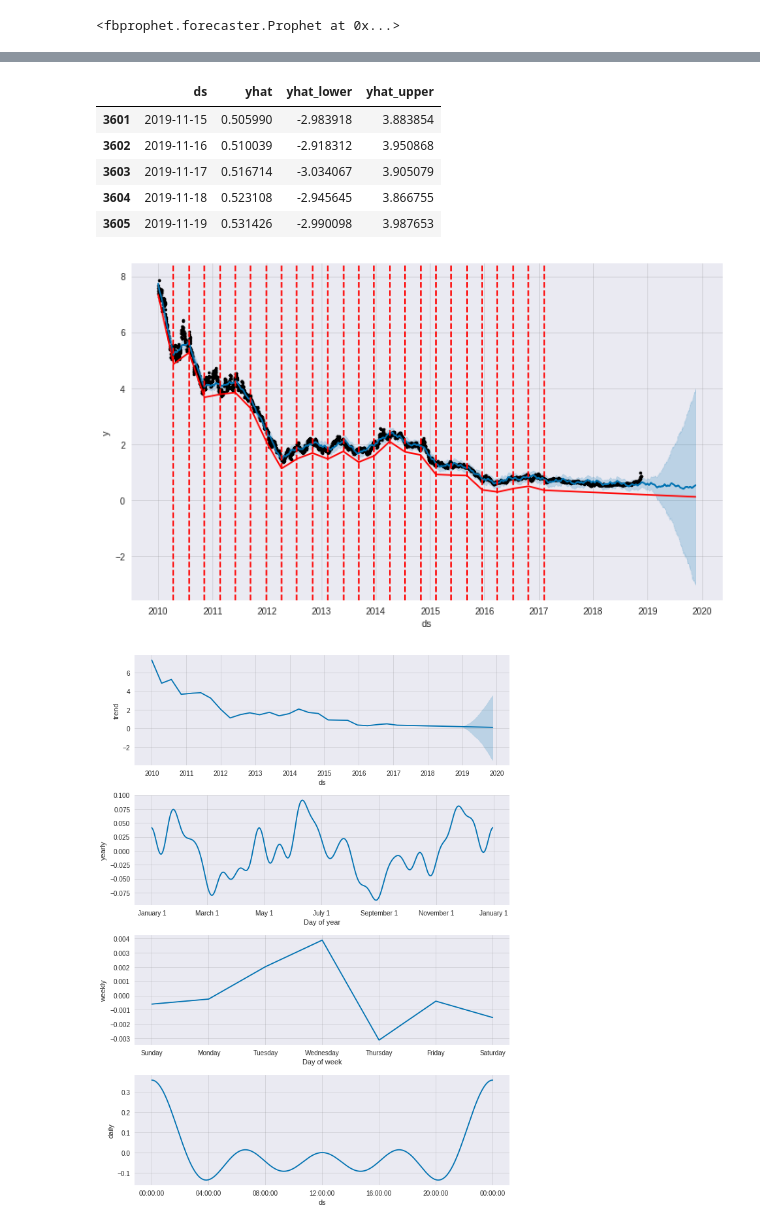
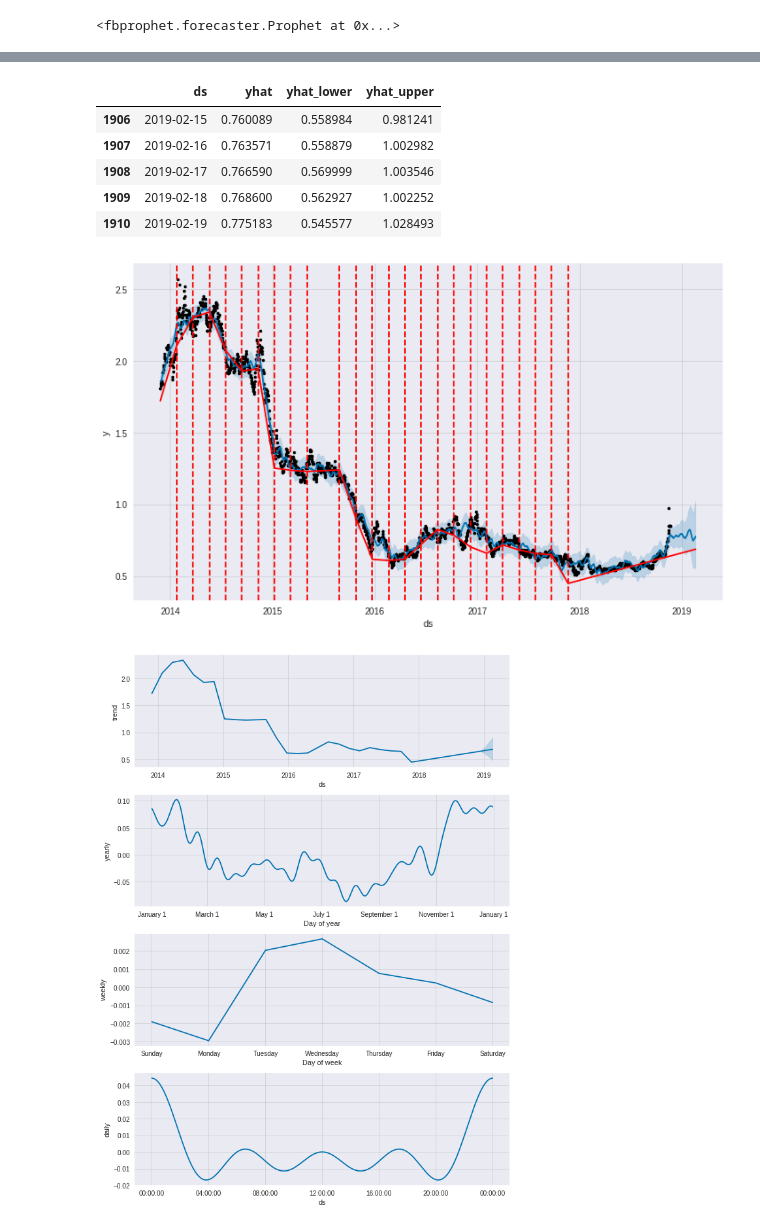
Before and after one commit to amun83/Financial-Data-Science, a Jupyter notebook: FD102_Forecasting_Natural_Gas_ETN_Prices.ipynb, the cells around one changed output, grey strips where cells are left out. Saved outputs shown, nothing was run; the diff lists cells and outputs as text; code cells hidden in the pictures.

```diff
--- a/FD102_Forecasting_Natural_Gas_ETN_Prices.ipynb
+++ b/FD102_Forecasting_Natural_Gas_ETN_Prices.ipynb
@@ -389,11 +446,10 @@ N.describe()
 # %% [markdown]
 ## Facebook Prophet 시계열 분석
 # %%
-M.reset_index(inplace = True)
-M.rename(columns={'index':'ds'}, inplace=True)
-M.rename(columns={'DJCI' :'y' }, inplace=True)
+M1 = M.reset_index()
+M1.rename(columns={'index':'ds', 'DJCI' :'y'}, inplace=True)
 
-M = M.dropna()
+M1.dropna(inplace=True)
 
-M.head(5)
+M1.head(5)
 # %% [output]
@@ -406,5 +462,5 @@ M.head(5)
 # %%
-fb = Prophet(daily_seasonality=True, changepoint_prior_scale=0.5, yearly_seasonality=20)
-fb.fit(M)
+fb1 = Prophet(daily_seasonality=True, changepoint_prior_scale=0.5, yearly_seasonality=20)
+fb1.fit(M1)
 # %% [output]
 <fbprophet.forecaster.Prophet at 0x...>
@@ -420,0 +467,3 @@ future.tail()
+# %%
+future1 = fb1.make_future_dataframe(periods=90)
+future1.tail()
@@ -421,20 +477,20 @@ future.tail()
 # %%
-forecast = fb.predict(future)
-forecast[['ds', 'yhat', 'yhat_lower', 'yhat_upper']].tail()
+forecast1 = fb1.predict(future1)
+forecast1[['ds', 'yhat', 'yhat_lower', 'yhat_upper']].tail()
 # %% [output]
 |  | ds | yhat | yhat_lower | yhat_upper |
-| 3601 | 2019-11-15 | 0.505990 | -2.983918 | 3.883854 |
-| 3602 | 2019-11-16 | 0.510039 | -2.918312 | 3.950868 |
-| 3603 | 2019-11-17 | 0.516714 | -3.034067 | 3.905079 |
-| 3604 | 2019-11-18 | 0.523108 | -2.945645 | 3.866755 |
-| 3605 | 2019-11-19 | 0.531426 | -2.990098 | 3.987653 |
+| 1906 | 2019-02-15 | 0.760089 | 0.558984 | 0.981241 |
+| 1907 | 2019-02-16 | 0.763571 | 0.558879 | 1.002982 |
+| 1908 | 2019-02-17 | 0.766590 | 0.569999 | 1.003546 |
+| 1909 | 2019-02-18 | 0.768600 | 0.562927 | 1.002252 |
+| 1910 | 2019-02-19 | 0.775183 | 0.545577 | 1.028493 |
 # %%
-fig1 = fb.plot(forecast)
-_ = add_changepoints_to_plot(fig1.gca(), fb, forecast)
+fig1 = fb1.plot(forecast1)
+_ = add_changepoints_to_plot(fig1.gca(), fb1, forecast1)
 # %% [output]
-[figure, old version]
+[figure, new version]
 # %%
-_ = fb.plot_components(forecast)
+_ = fb1.plot_components(forecast1)
 # %% [output]
-[figure, old version]
+[figure, new version]
 # %%
```
Also changed, not shown: parts of 47 cells of this notebook.
